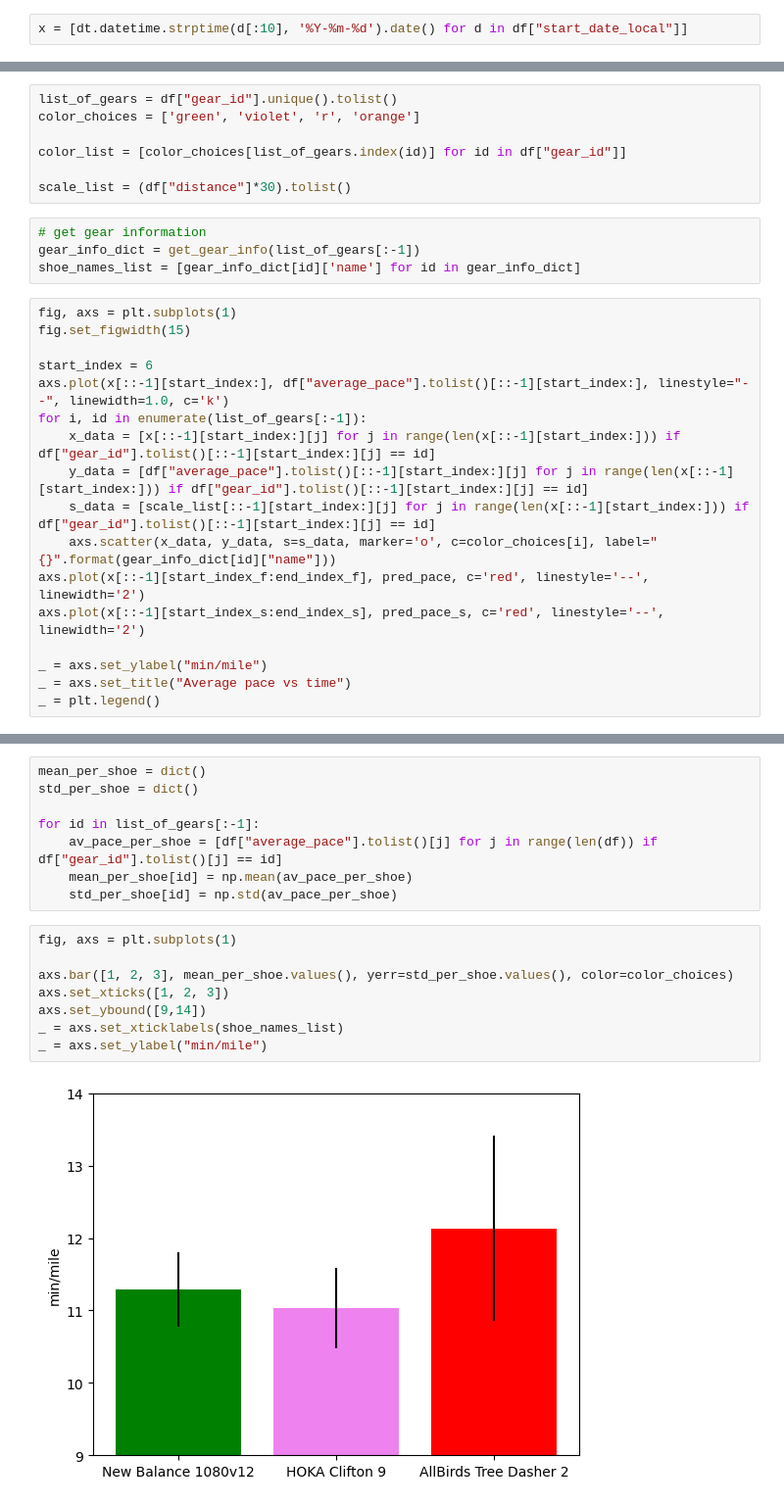
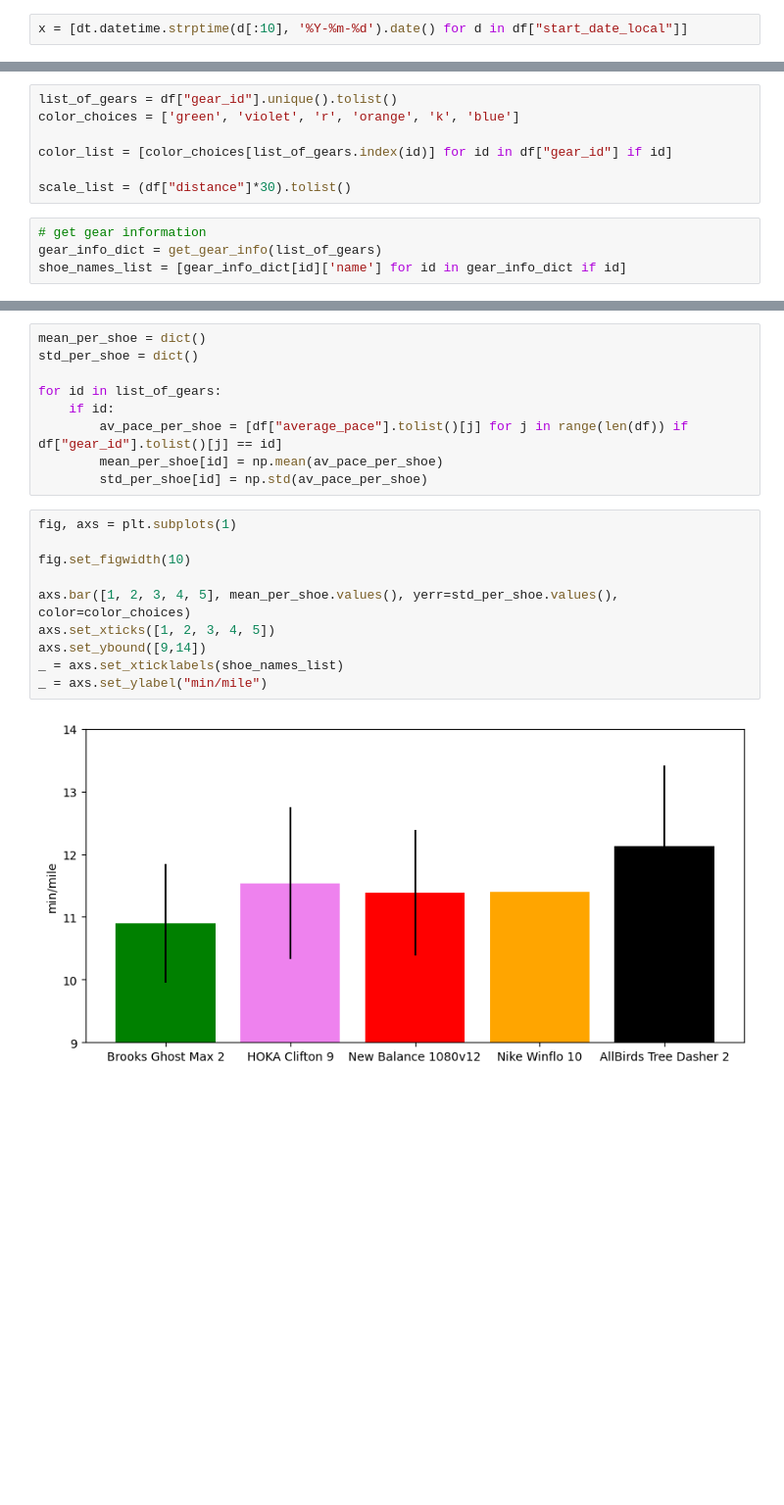
Before and after one commit to muralikgs/running-analysis, a Jupyter notebook: codes/running-analysis.ipynb, the cells around one changed output, grey strips where cells are left out. Shown: that part at 98% size. Saved outputs shown, nothing was run; the diff lists cells and outputs as text; blank space fills up the shorter version.

Commit message:
updated the analysis with new data

```diff
--- a/codes/running-analysis.ipynb
+++ b/codes/running-analysis.ipynb
@@ -83,28 +126,11 @@ pred_pace_s = reg.predict(X_train.reshape(-1, 1))
 # %%
 list_of_gears = df["gear_id"].unique().tolist()
-color_choices = ['green', 'violet', 'r', 'orange']
+color_choices = ['green', 'violet', 'r', 'orange', 'k', 'blue']
 
-color_list = [color_choices[list_of_gears.index(id)] for id in df["gear_id"]]
+color_list = [color_choices[list_of_gears.index(id)] for id in df["gear_id"] if id]
 
 scale_list = (df["distance"]*30).tolist()
 # %%
 # get gear information
-gear_info_dict = get_gear_info(list_of_gears[:-1])
-shoe_names_list = [gear_info_dict[id]['name'] for id in gear_info_dict]
+gear_info_dict = get_gear_info(list_of_gears)
+shoe_names_list = [gear_info_dict[id]['name'] for id in gear_info_dict if id]
-# %%
-fig, axs = plt.subplots(1)
-fig.set_figwidth(15)
-
-start_index = 6
-axs.plot(x[::-1][start_index:], df["average_pace"].tolist()[::-1][start_index:], linestyle="--", linewidth=1.0, c='k')
-for i, id in enumerate(list_of_gears[:-1]):
-    x_data = [x[::-1][start_index:][j] for j in range(len(x[::-1][start_index:])) if df["gear_id"].tolist()[::-1][start_index:][j] == id]
-    y_data = [df["average_pace"].tolist()[::-1][start_index:][j] for j in range(len(x[::-1][start_index:])) if df["gear_id"].tolist()[::-1][start_index:][j] == id]
-    s_data = [scale_list[::-1][start_index:][j] for j in range(len(x[::-1][start_index:])) if df["gear_id"].tolist()[::-1][start_index:][j] == id]
-    axs.scatter(x_data, y_data, s=s_data, marker='o', c=color_choices[i], label="{}".format(gear_info_dict[id]["name"]))
-axs.plot(x[::-1][start_index_f:end_index_f], pred_pace, c='red', linestyle='--', linewidth='2')
-axs.plot(x[::-1][start_index_s:end_index_s], pred_pace_s, c='red', linestyle='--', linewidth='2')
-
-_ = axs.set_ylabel("min/mile")
-_ = axs.set_title("Average pace vs time")
-_ = plt.legend()
@@ -114,17 +213,20 @@ _ = plt.legend()
 mean_per_shoe = dict()
 std_per_shoe = dict()
 
-for id in list_of_gears[:-1]:
-    av_pace_per_shoe = [df["average_pace"].tolist()[j] for j in range(len(df)) if df["gear_id"].tolist()[j] == id]
-    mean_per_shoe[id] = np.mean(av_pace_per_shoe)
-    std_per_shoe[id] = np.std(av_pace_per_shoe)
+for id in list_of_gears:
+    if id:
+        av_pace_per_shoe = [df["average_pace"].tolist()[j] for j in range(len(df)) if df["gear_id"].tolist()[j] == id]
+        mean_per_shoe[id] = np.mean(av_pace_per_shoe)
+        std_per_shoe[id] = np.std(av_pace_per_shoe)
 # %%
 fig, axs = plt.subplots(1)
 
-axs.bar([1, 2, 3], mean_per_shoe.values(), yerr=std_per_shoe.values(), color=color_choices)
-axs.set_xticks([1, 2, 3])
+fig.set_figwidth(10)
+
+axs.bar([1, 2, 3, 4, 5], mean_per_shoe.values(), yerr=std_per_shoe.values(), color=color_choices)
+axs.set_xticks([1, 2, 3, 4, 5])
 axs.set_ybound([9,14])
 _ = axs.set_xticklabels(shoe_names_list)
 _ = axs.set_ylabel("min/mile")
 # %% [output]
-[figure, old version]
+[figure, new version]
```
Also changed, not shown: parts of 11 cells of this notebook.
